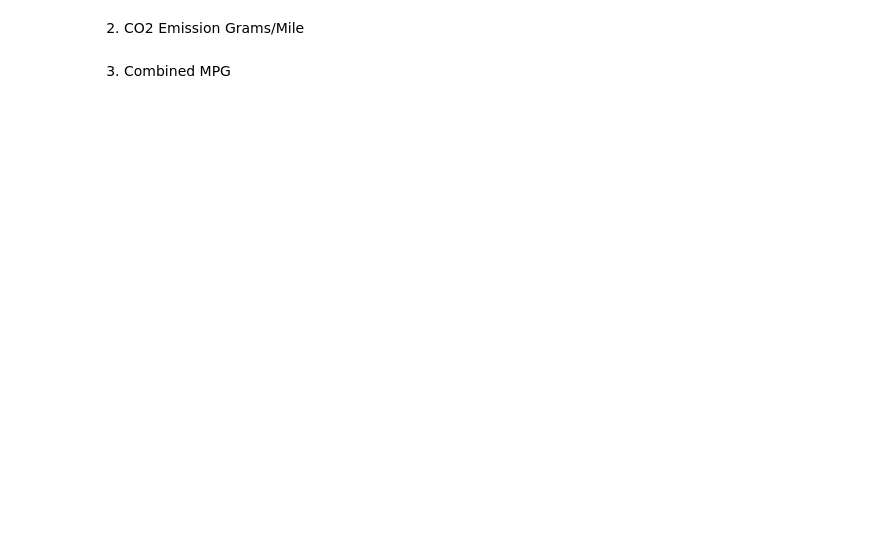
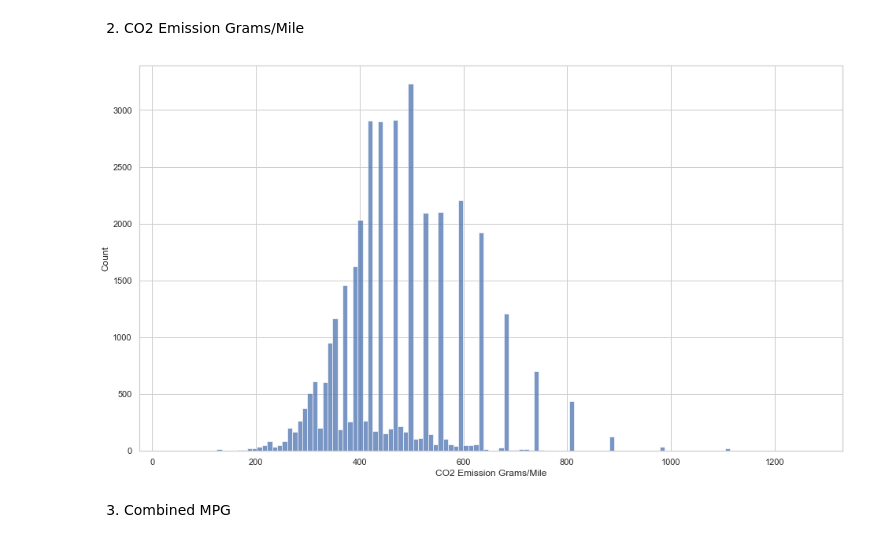
Before and after one commit to Ironhack-data-bcn-january-2023/lab-continuous-probability-distributions, a Jupyter notebook: your-code/main.ipynb, the cells around one changed output. Saved outputs shown, nothing was run; the diff lists cells and outputs as text; code cells hidden in the pictures; blank space fills up the shorter version.

```diff
--- a/your-code/main.ipynb
+++ b/your-code/main.ipynb
@@ -244,2 +255,6 @@ Then plot the histograms for the following variables:
+# %%
+sns.histplot(x=vehicles["CO2 Emission Grams/Mile"]);
+# %% [output]
+[figure, added]
 # %% [markdown]
 3. Combined MPG
```
Also changed, not shown: parts of 9 cells of this notebook.
